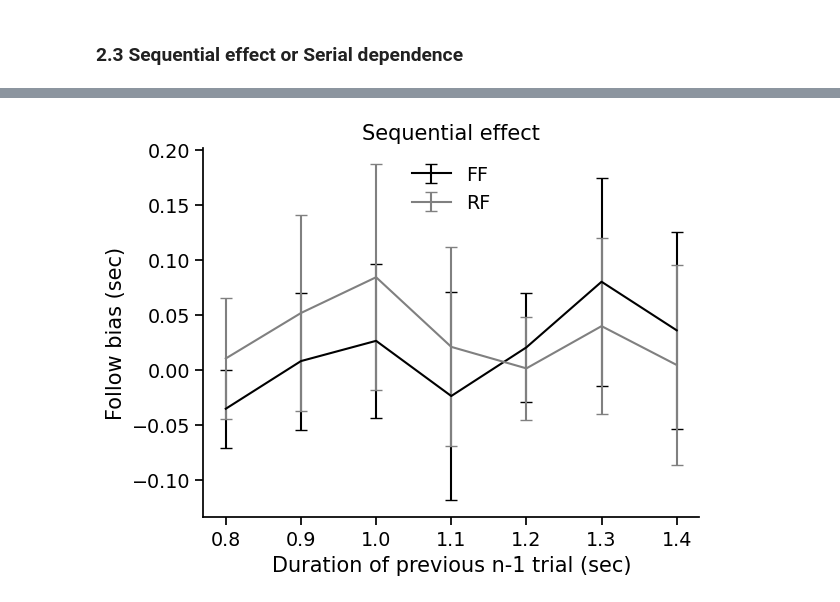
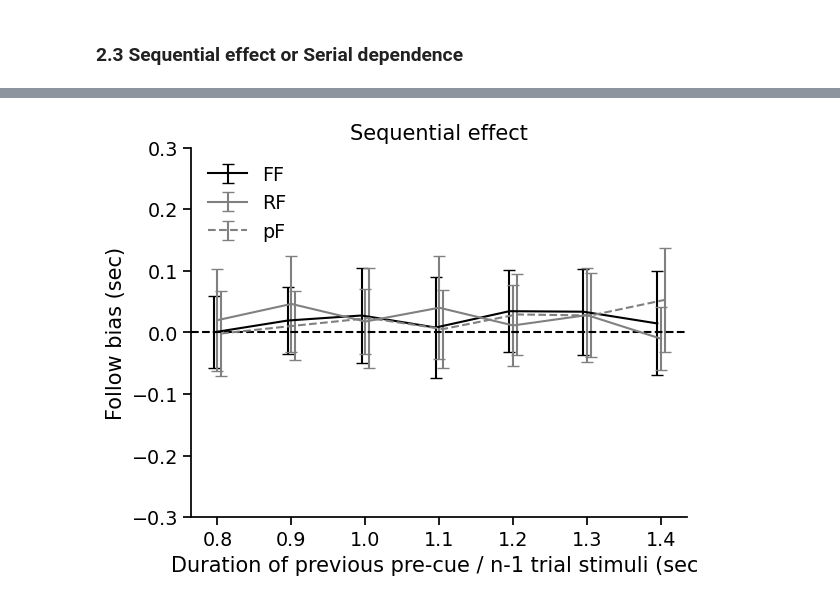
Before and after one commit to msenselab/seq_reproduction, a Jupyter notebook: data_analysis/code/dataAna.ipynb, the cells around one changed output, grey strips where cells are left out. Cells and saved outputs as stored; diff of their text form; code cells hidden in the pictures.

```diff
--- a/data_analysis/code/dataAna.ipynb
+++ b/data_analysis/code/dataAna.ipynb
@@ -550,31 +726,39 @@ ax.spines['right'].set_visible(False)
 # %%
 # Sequential effect between FF and RF
 seqFlwTaskPar = dataFlw_pre.groupby(['nPar', 'preTask', 'preDur']).curBias.mean().reset_index()
 seqFlwTaskAll = seqFlwTaskPar.groupby(['preTask', 'preDur']).\
     agg({"curBias":["count","mean","sem"]}).reset_index()
 seqFlwTaskAll.columns = ['preTask', 'preDur', 'count', 'mBias','seBias']
 # print(seqFlwTaskAll)
 
 # plot sequential effect between FF and RF
 data_FF = seqFlwTaskAll.query('preTask=="following"')
 data_RF = seqFlwTaskAll.query('preTask=="reproduction"')
+data_pF = dataFlw.query('curTask=="following"').\
+    groupby(['nPar','curPreCueDur']).curBias.mean().reset_index().\
+    groupby(['curPreCueDur']).agg({"curBias":["count","mean","sem"]}).reset_index()
+data_pF.columns = ['curPreCueDur', 'count', 'mBias','seBias']
+
 fig, ax = plt.subplots()
-ax.errorbar(data_FF.preDur, data_FF.mBias, data_FF.seBias,
+ax.errorbar(data_FF.preDur-0.005, data_FF.mBias, data_FF.seBias,
              color='black', capsize=4, label='FF')
 ax.errorbar(data_RF.preDur, data_RF.mBias, data_RF.seBias,
              color='grey', capsize=4, label='RF')
-# plt.axhline(y=0, color='black', linestyle='--')
+ax.errorbar(data_pF.curPreCueDur+0.005, data_pF.mBias, data_pF.seBias,
+             color='grey', capsize=4, label='pF', linestyle='--')
+plt.axhline(y=0, color='black', linestyle='--')
+plt.ylim(-0.3, 0.3)
 plt.xticks(data_FF.preDur)
-plt.xlabel('Duration of previous n-1 trial (sec)')
+plt.xlabel('Duration of previous pre-cue / n-1 trial stimuli (sec)')
 plt.ylabel('Follow bias (sec)')
 plt.title('Sequential effect')
 plt.legend(frameon=False)
 ax.spines['top'].set_visible(False)
 ax.spines['right'].set_visible(False)
 
-# plt.savefig(figsDir + '/SeqEff_FFvsRF.png', bbox_inches='tight')
+plt.savefig(figsDir + '/SeqEff_FFvsRF.png', bbox_inches='tight')
 # %% [output]
-[figure, old version]
+[figure, new version]
 # %%
 # calculate SDI and plot
 dataFF = dataFlw_pre.query('preTask=="following"')
```
Also changed, not shown: parts of 29 cells of this notebook, 25 other files.
